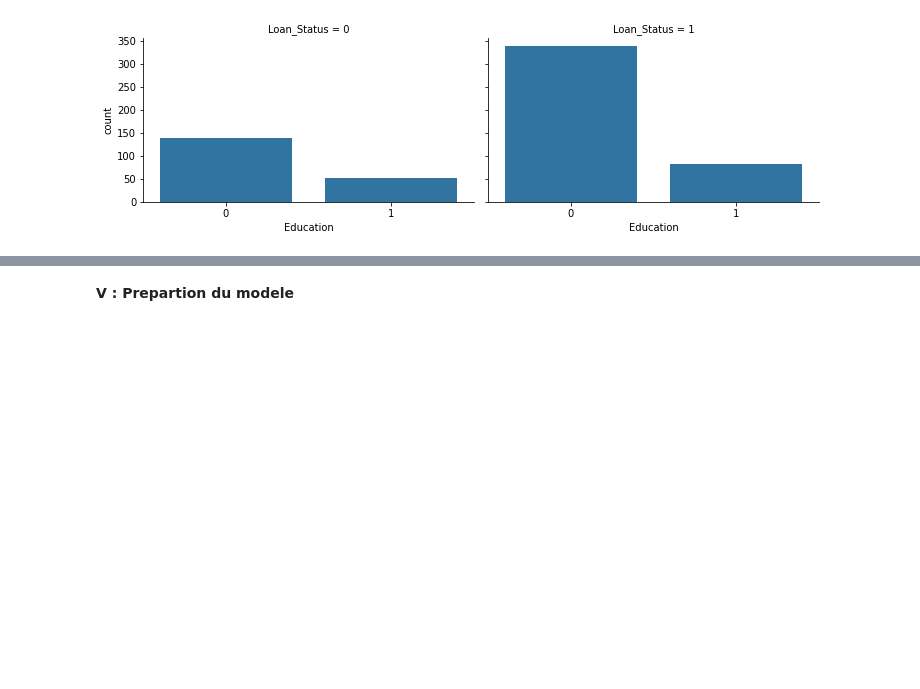
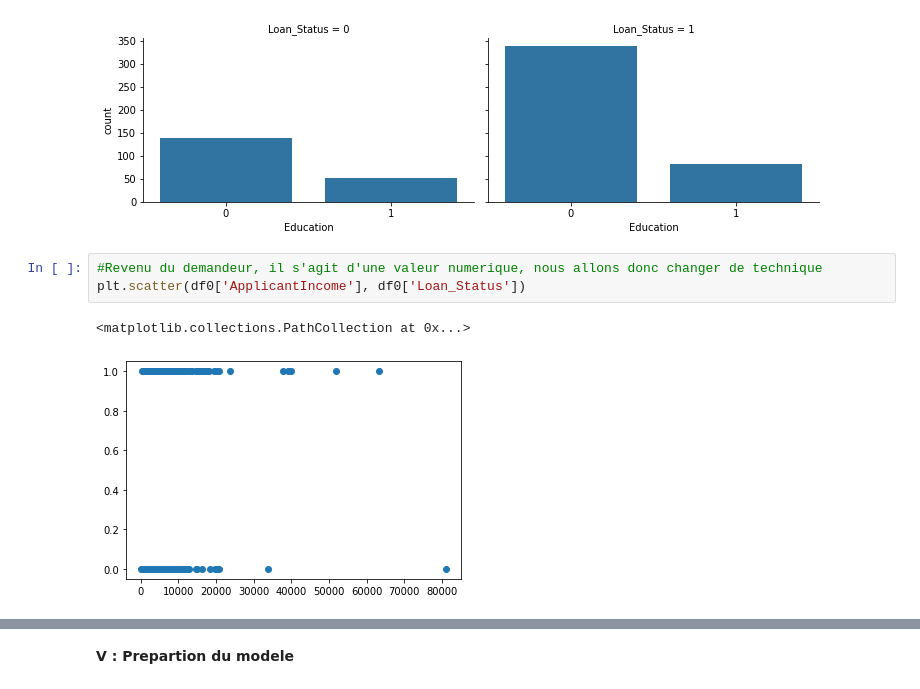
Before and after one commit to Zonzirigue/NBAPlayer-Salary-Dataset-2017---2018-, a Jupyter notebook: credit_bank.ipynb, the cells around one changed output, grey strips where cells are left out. Drawn from its saved outputs; the diff is of its cells as text; blank space fills up the shorter version.

```diff
--- a/credit_bank.ipynb
+++ b/credit_bank.ipynb
@@ -338,3 +343,9 @@ grid.map(sns.countplot,'Education')
 # %% [output]
 <seaborn.axisgrid.FacetGrid at 0x...>
 [figure]
+# %%
+#Revenu du demandeur, il s'agit d'une valeur numerique, nous allons donc changer de technique
+plt.scatter(df0['ApplicantIncome'], df0['Loan_Status'])
+# %% [output]
+<matplotlib.collections.PathCollection at 0x...>
+[figure, added]
```
Also changed, not shown: parts of 11 cells of this notebook.
